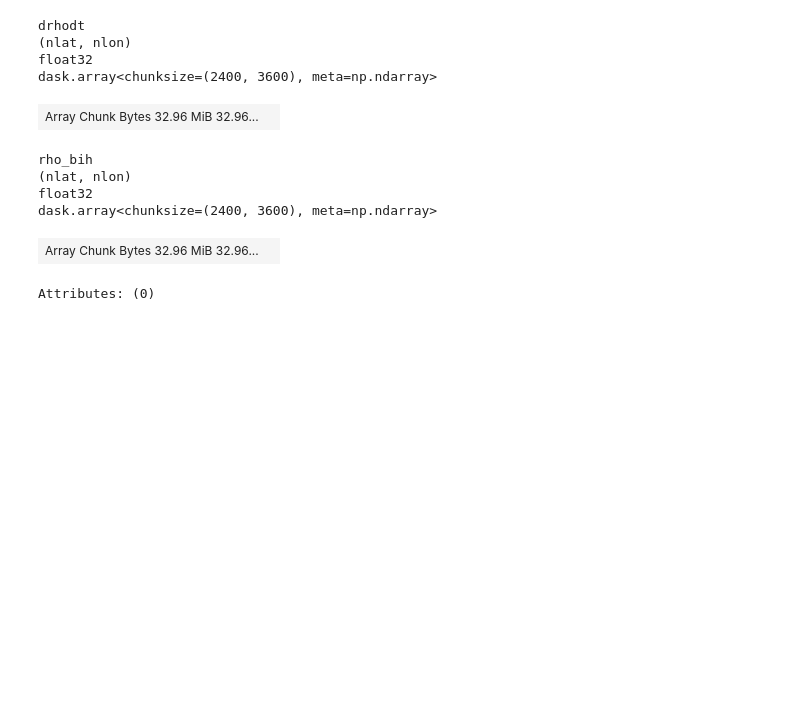
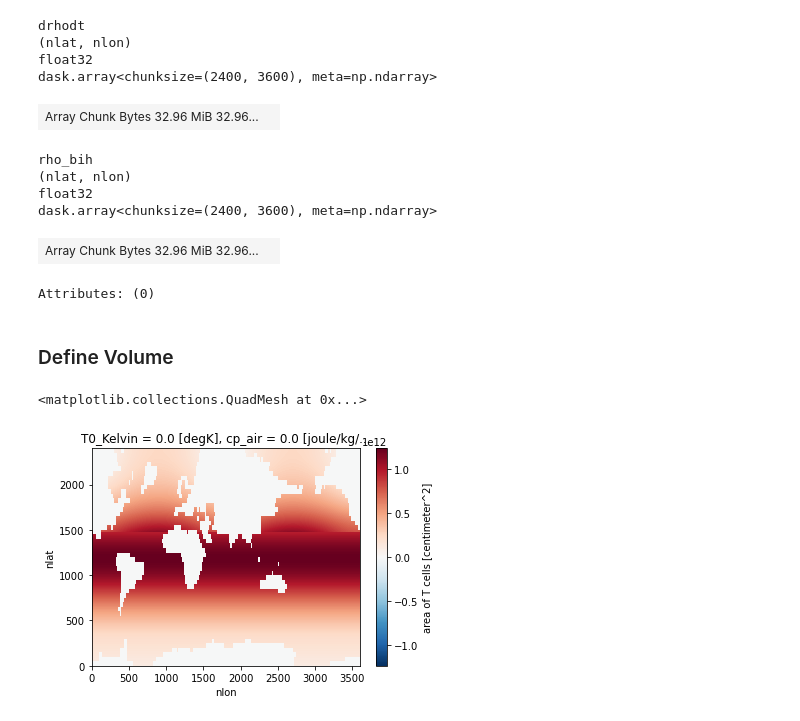
Before and after one commit to shanicetbailey/SST-gradients, a Jupyter notebook: CESM/tendency-histograms.ipynb, the cells around one changed output. Cells and saved outputs as stored; diff of their text form; code cells hidden in the pictures; blank space fills up the shorter version.

```diff
--- a/CESM/tendency-histograms.ipynb
+++ b/CESM/tendency-histograms.ipynb
@@ -35,6 +35,11 @@ import fsspec
 import gcsfs
 import xmitgcm
 from xhistogram.xarray import histogram
+# %%
+from intake import open_catalog
+url = "https://raw.githubusercontent.com/pangeo-data/pangeo-datastore/master/intake-catalogs/ocean/CESM_POP.yaml"
+cat = open_catalog(url)
+ds_whole  = cat["CESM_POP_hires_control"].to_dask()
 # %%
 with open('/home/jovyan/pangeo-181919-f141378dc975.json') as token_file:
     token = json.load(token_file)
@@ -137,3 +266,10 @@ float32
 dask.array<chunksize=(2400, 3600), meta=np.ndarray>
 | Array Chunk Bytes 32.96 MiB 32.96... |  |
 Attributes: (0)
+# %% [markdown]
+### Define Volume
+# %%
+ds_whole.TAREA.plot()
+# %% [output]
+<matplotlib.collections.QuadMesh at 0x...>
+[figure, added]
```
Also changed, not shown: parts of 57 cells of this notebook.
